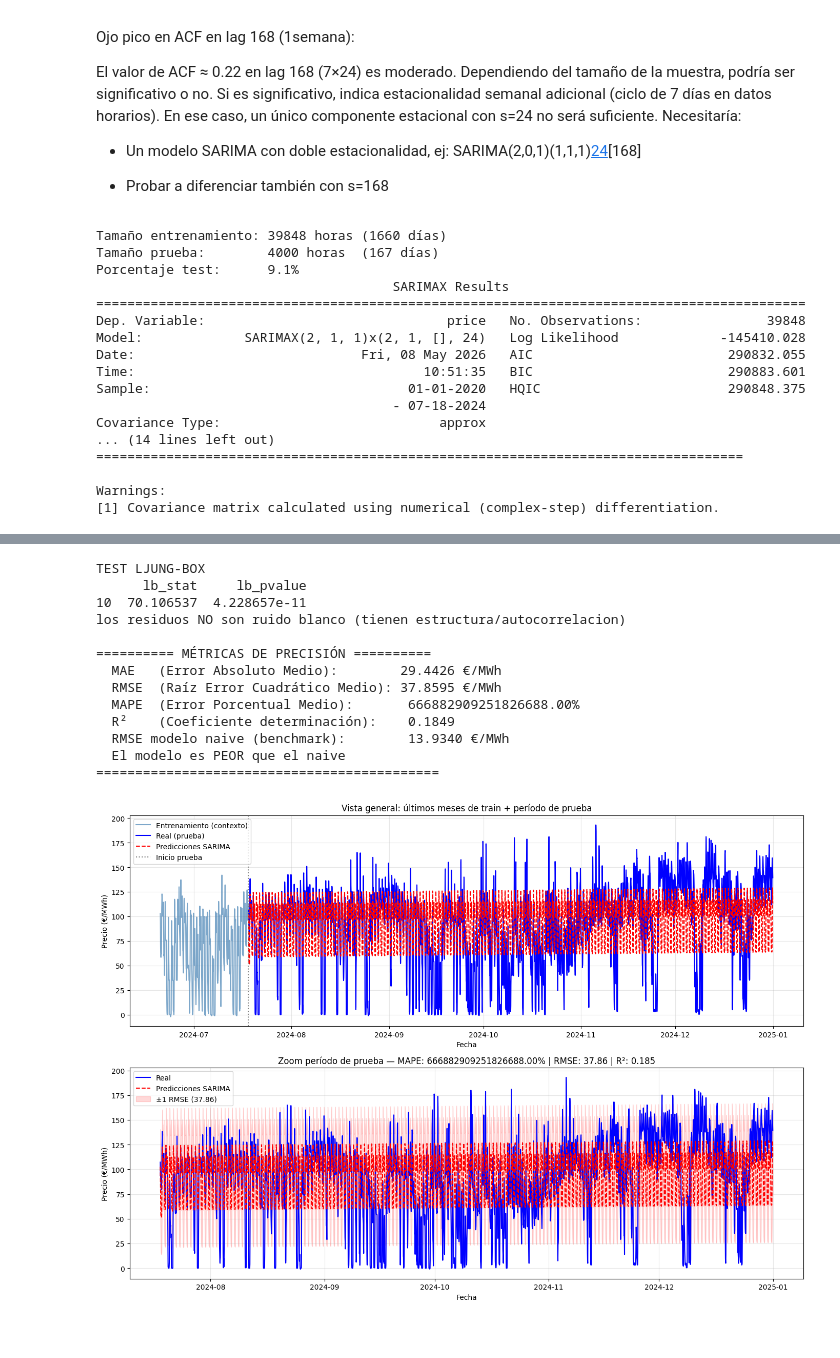
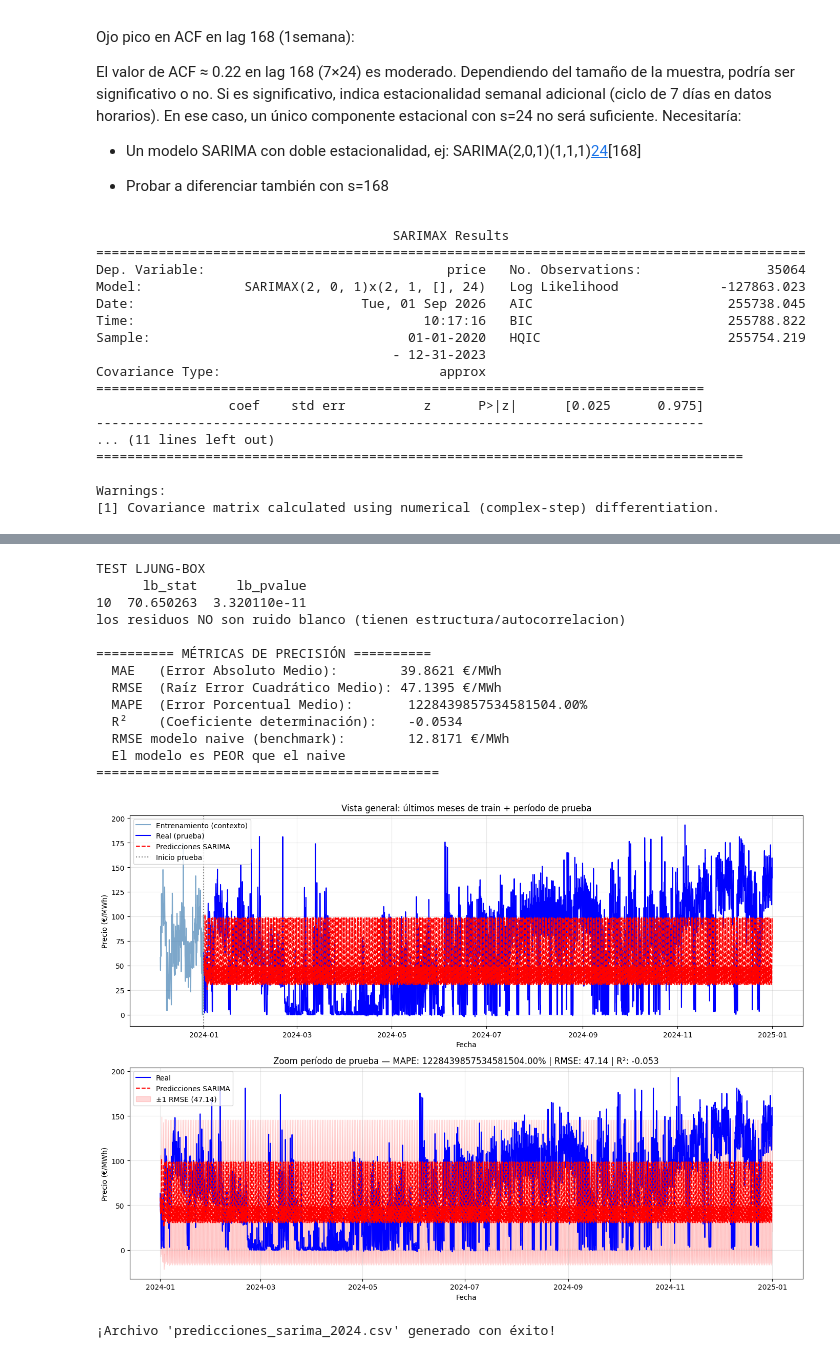
Before and after one commit to JaimeSa03/TFG_Model_Predictor, a Jupyter notebook: Experimentos/Series_Temp/SARIMA/SARIMA_predictor.ipynb, the cells around one changed output, grey strips where cells are left out. Cells and saved outputs as stored; diff of their text form; code cells hidden in the pictures.

Commit message:
Update:codigo series temporales, generacion graficas memoria

```diff
--- a/Experimentos/Series_Temp/SARIMA/SARIMA_predictor.ipynb
+++ b/Experimentos/Series_Temp/SARIMA/SARIMA_predictor.ipynb
@@ -198,7 +199,7 @@ El valor de ACF ≈ 0.22 en lag 168 (7×24) es moderado. Dependiendo del tamaño
 #  pero como la serie ya es estacionaria, no es necesario diferenciar (d=0)
 #  aunque se puede poner d=1 sin que cambie el resultado matemático porque
 #  ARIMA con d=1 en una serie ya estacionaria es equivalente a ARMA con d=0
-p, d, q = 2, 1, 1           # parte no estacional (igual que ARIMA/ARMA)
+p, d, q = 2, 0, 1           # parte no estacional (igual que ARIMA/ARMA)
 P, D, Q, s = 2, 1, 0, 24    # parte estacional
 
 
@@ -309,47 +310,67 @@ ax2.plot(test.index, predicciones,
          label='Predicciones SARIMA', color='red', linestyle='--', linewidth=1.5)
 ax2.fill_between(test.index,
                  predicciones - rmse,
                  predicciones + rmse,
                  alpha=0.15, color='red', label=f'±1 RMSE ({rmse:.2f})')
 ax2.set_title(f'Zoom período de prueba — MAPE: {mape:.2f}% | RMSE: {rmse:.2f} | R²: {r2:.3f}')
 ax2.set_xlabel('Fecha')
 ax2.set_ylabel('Precio (€/MWh)')
 ax2.legend()
 ax2.grid(True, alpha=0.3)
 
 plt.tight_layout()
 plt.savefig('sarima_prediccion.png', dpi=150, bbox_inches='tight')
 plt.show()
+
+# =======================================================================================
+# 9. EXPORTAR Y GUARDAR RESULTADOS (MODELO SARIMA)
+# =======================================================================================
+# Creamos un nuevo dataframe para comparar la realidad vs la predicción de SARIMA
+df_resultados_sarima = pd.DataFrame({
+    'Precio_Real': serie_test,
+    'Prediccion_SARIMA': predicciones,
+    'Diferencia_SARIMA': serie_test - predicciones
+}, index=serie_test.index)
+
+# Añadimos variables temporales al dataframe de resultados para agrupar
+df_resultados_sarima['hour'] = df_resultados_sarima.index.hour
+df_resultados_sarima['month'] = df_resultados_sarima.index.month
+
+
+# Guardamos los resultados en un archivo CSV específico para SARIMA
+df_resultados_sarima.to_csv('predicciones_sarima_2024.csv')
+print("\n¡Archivo 'predicciones_sarima_2024.csv' generado con éxito!")
 # %% [output]
-Tamaño entrenamiento: 39848 horas (1660 días)
-Tamaño prueba:        4000 horas  (167 días)
-Porcentaje test:      9.1%
                                       SARIMAX Results
 ===========================================================================================
-Dep. Variable:                               price   No. Observations:                39848
-Model:             SARIMAX(2, 1, 1)x(2, 1, [], 24)   Log Likelihood             -145410.028
-Date:                             Fri, 08 May 2026   AIC                         290832.055
-Time:                                     10:51:35   BIC                         290883.601
-Sample:                                 01-01-2020   HQIC                        290848.375
-                                      - 07-18-2024
+Dep. Variable:                               price   No. Observations:                35064
+Model:             SARIMAX(2, 0, 1)x(2, 1, [], 24)   Log Likelihood             -127863.023
+Date:                             Tue, 01 Sep 2026   AIC                         255738.045
+Time:                                     10:17:16   BIC                         255788.822
+Sample:                                 01-01-2020   HQIC                        255754.219
+                                      - 12-31-2023
 Covariance Type:                            approx
-... (14 lines left out)
+==============================================================================
+                 coef    std err          z      P>|z|      [0.025      0.975]
+------------------------------------------------------------------------------
+... (11 lines left out)
 ===================================================================================
 
 Warnings:
 [1] Covariance matrix calculated using numerical (complex-step) differentiation.
 [figure]
 TEST LJUNG-BOX
       lb_stat     lb_pvalue
-10  70.106537  4.228657e-11
+10  70.650263  3.320110e-11
 los residuos NO son ruido blanco (tienen estructura/autocorrelacion)
 
 ========== MÉTRICAS DE PRECISIÓN ==========
-  MAE   (Error Absoluto Medio):        29.4426 €/MWh
-  RMSE  (Raíz Error Cuadrático Medio): 37.8595 €/MWh
-  MAPE  (Error Porcentual Medio):       666882909251826688.00%
-  R²    (Coeficiente determinación):    0.1849
-  RMSE modelo naive (benchmark):        13.9340 €/MWh
+  MAE   (Error Absoluto Medio):        39.8621 €/MWh
+  RMSE  (Raíz Error Cuadrático Medio): 47.1395 €/MWh
+  MAPE  (Error Porcentual Medio):       1228439857534581504.00%
+  R²    (Coeficiente determinación):    -0.0534
+  RMSE modelo naive (benchmark):        12.8171 €/MWh
   El modelo es PEOR que el naive
 ============================================
-[figure, old version]
+[figure, new version]
+¡Archivo 'predicciones_sarima_2024.csv' generado con éxito!
```
Also changed, not shown: parts of 17 cells of this notebook, 41 other files.
